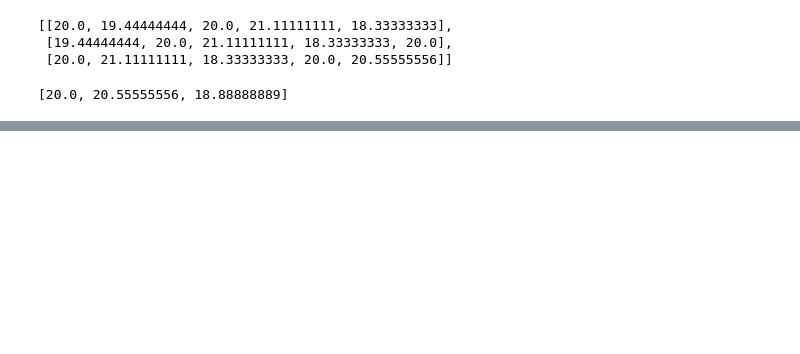
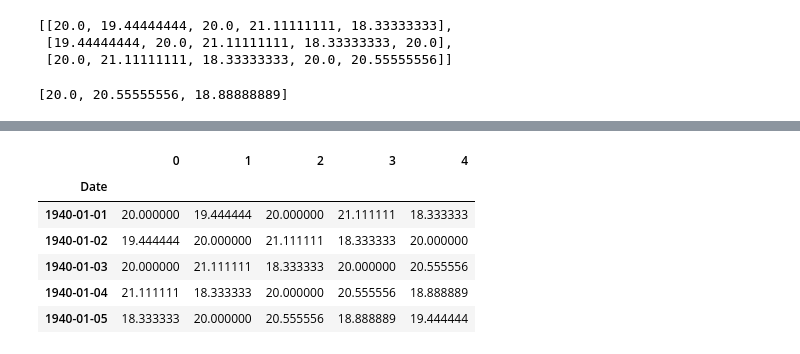
Before and after one commit to francescodisalvo05/Data-Science-Lab-Exercises, a Jupyter notebook: Notebooks/8-Laboratory-26-11-2020.ipynb, the cells around one changed output, grey strips where cells are left out. Saved outputs shown, nothing was run; the diff lists cells and outputs as text; code cells hidden in the pictures; blank space fills up the shorter version.

```diff
--- a/Notebooks/8-Laboratory-26-11-2020.ipynb
+++ b/Notebooks/8-Laboratory-26-11-2020.ipynb
@@ -345,8 +350,11 @@ W = 5
 X = [[]]
 y = []
 
-for i in range(len(avgtemps)-W-1):
+for i in range(len(avgtemps)-W):
     for j in range(W):
         X[i].append(avgtemps[i+j])
     y.append(avgtemps[i+j+1])
     X.append([])
+
+# delete the last insertion
+X.pop()
@@ -362,0 +377,12 @@ y[:3]
+# %%
+import pandas as pd
+df_final = pd.DataFrame(X, index=df.index[:avgtemps.size-W])
+df_final.head()
+# %% [output]
+|  | 0 | 1 | 2 | 3 | 4 |
+| Date |  |  |  |  |  |
+| 1940-01-01 | 20.000000 | 19.444444 | 20.000000 | 21.111111 | 18.333333 |
+| 1940-01-02 | 19.444444 | 20.000000 | 21.111111 | 18.333333 | 20.000000 |
+| 1940-01-03 | 20.000000 | 21.111111 | 18.333333 | 20.000000 | 20.555556 |
+| 1940-01-04 | 21.111111 | 18.333333 | 20.000000 | 20.555556 | 18.888889 |
+| 1940-01-05 | 18.333333 | 20.000000 | 20.555556 | 18.888889 | 19.444444 |
```
Also changed, not shown: parts of 20 cells of this notebook.
